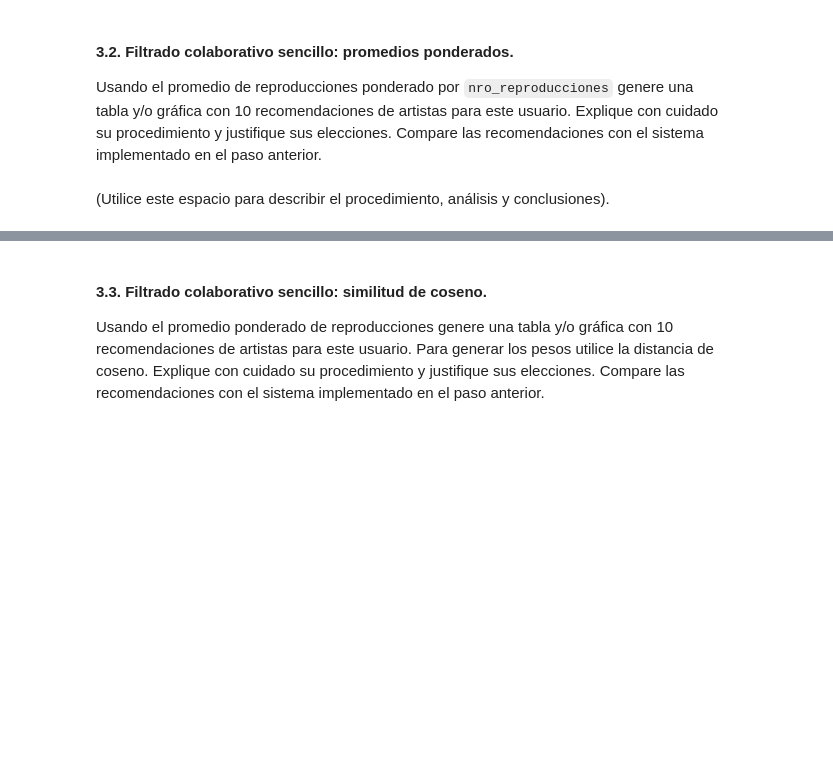
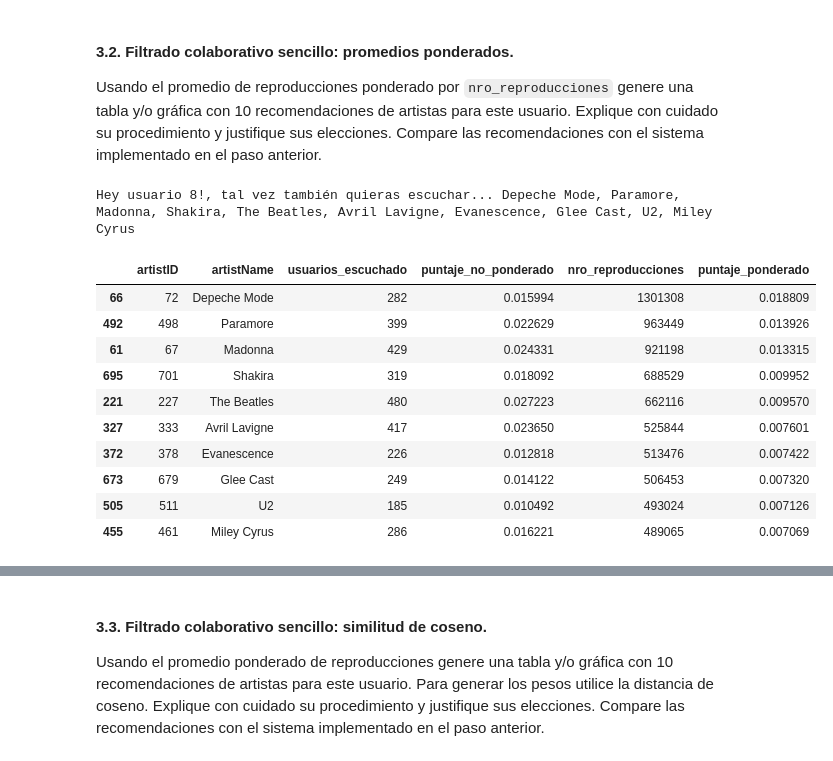
Before and after one commit to dayroncj/Unsupervised, a Jupyter notebook: S5_LC_Taller_Colab.ipynb, the cells around one changed output, grey strips where cells are left out. Drawn from its saved outputs; the diff is of its cells as text; code cells hidden in the pictures; blank space fills up the shorter version.

```diff
--- a/S5_LC_Taller_Colab.ipynb
+++ b/S5_LC_Taller_Colab.ipynb
@@ -203,2 +229,22 @@ Usando el promedio de reproducciones ponderado por `nro_reproducciones` genere u
-# %% [markdown]
-(Utilice este espacio para describir el procedimiento, análisis y conclusiones).
+# %%
+# Utilice este espacio para escribir el código.
+# Ordenamos descendentemente este resultado por el puntaje ponderado obtenido en el punto 2.2
+user_8_recomm_2 = user_8_new_artists.sort_values(by='puntaje_ponderado', ascending=False)
+
+# Obtenemos los 10 artistas con mejor puntuación ponderada y mostramos sus nombres
+user_8_recomm_2_artists = user_8_recomm_2.head(10)['artistName']
+print(f"Hey usuario 8!, tal vez también quieras escuchar... {', '.join(user_8_recomm_2_artists)}")
+user_8_recomm_2.head(10)
+# %% [output]
+Hey usuario 8!, tal vez también quieras escuchar... Depeche Mode, Paramore, Madonna, Shakira, The Beatles, Avril Lavigne, Evanescence, Glee Cast, U2, Miley Cyrus
+|  | artistID | artistName | usuarios_escuchado | puntaje_no_ponderado | nro_reproducciones | puntaje_ponderado |
+| 66 | 72 | Depeche Mode | 282 | 0.015994 | 1301308 | 0.018809 |
+| 492 | 498 | Paramore | 399 | 0.022629 | 963449 | 0.013926 |
+| 61 | 67 | Madonna | 429 | 0.024331 | 921198 | 0.013315 |
+| 695 | 701 | Shakira | 319 | 0.018092 | 688529 | 0.009952 |
+| 221 | 227 | The Beatles | 480 | 0.027223 | 662116 | 0.009570 |
+| 327 | 333 | Avril Lavigne | 417 | 0.023650 | 525844 | 0.007601 |
+| 372 | 378 | Evanescence | 226 | 0.012818 | 513476 | 0.007422 |
+| 673 | 679 | Glee Cast | 249 | 0.014122 | 506453 | 0.007320 |
+| 505 | 511 | U2 | 185 | 0.010492 | 493024 | 0.007126 |
+| 455 | 461 | Miley Cyrus | 286 | 0.016221 | 489065 | 0.007069 |
```
Also changed, not shown: parts of 9 cells of this notebook.
